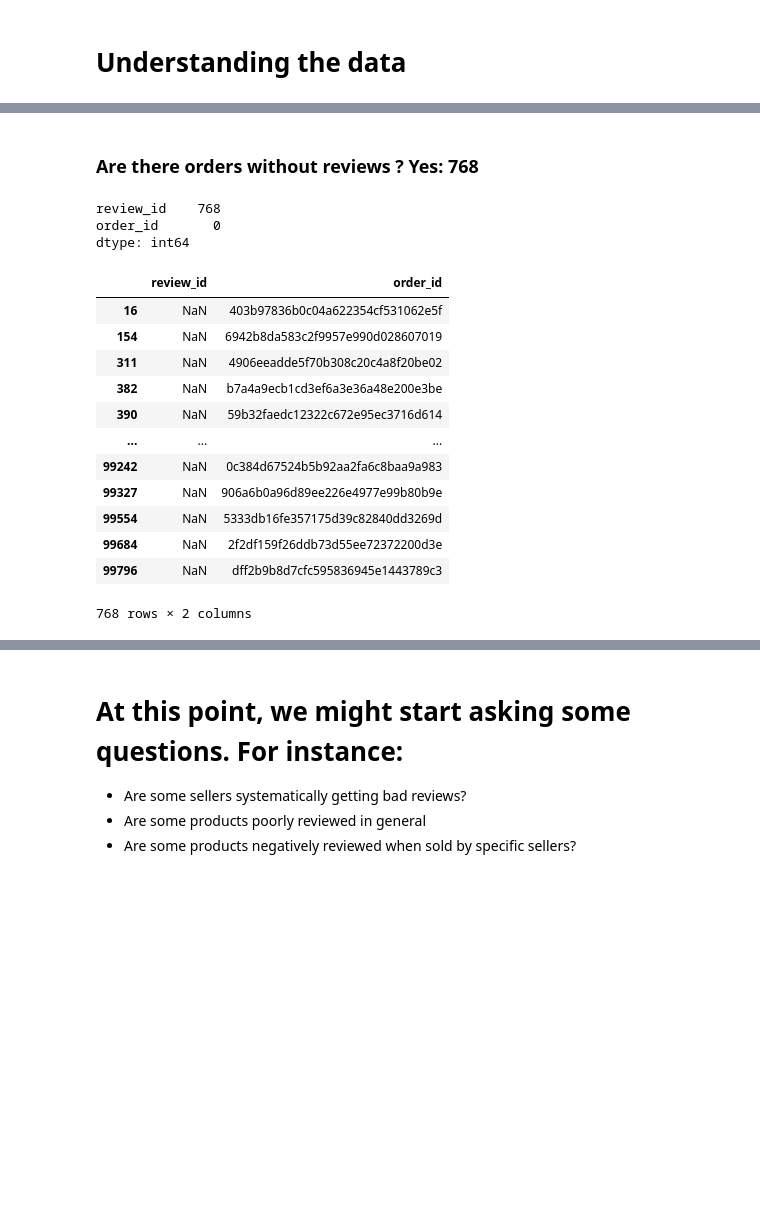
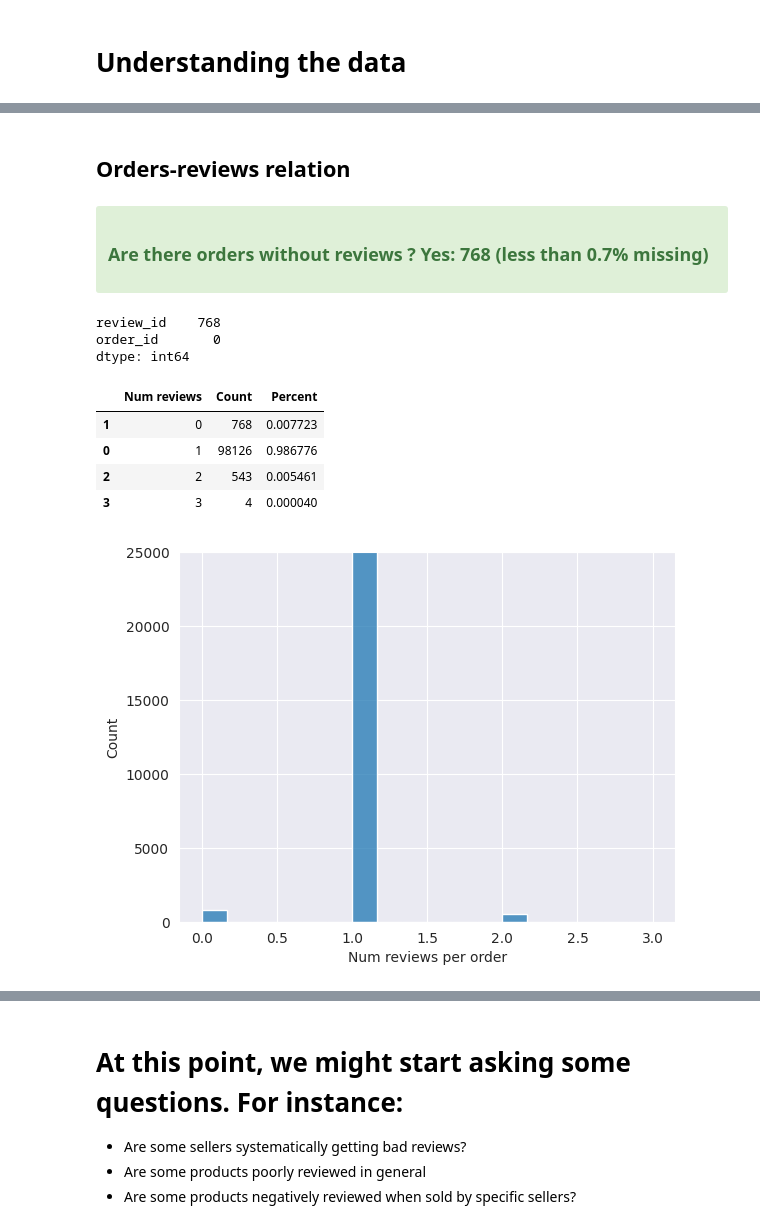
Before and after one commit to xavierbox/OlistAnalysis, a Jupyter notebook: 1.load_understand_data.ipynb, the cells around one changed output, grey strips where cells are left out. Drawn from its saved outputs; the diff is of its cells as text; code cells hidden in the pictures; blank space fills up the shorter version.

```diff
--- a/1.load_understand_data.ipynb
+++ b/1.load_understand_data.ipynb
@@ -93,23 +119,32 @@ dtype: object
+# %% [markdown]
+## Orders-reviews relation
 # %% [markdown]
-### Are there orders without reviews ?    Yes: 768
+<div class="alert alert-success">
+<h3> Are there orders without reviews ?    Yes: 768 (less than 0.7% missing) </h3>
+</div>
-# %%
-df =pd.merge( left = dataset.order_reviews[['review_id','order_id']], right = dataset.orders[['order_id']], on='order_id', how='right')
-print(pd.isnull(df).sum())
-# %% [output]
-review_id    768
-order_id       0
-dtype: int64
-|  | review_id | order_id |
-| 16 | NaN | 403b97836b0c04a622354cf531062e5f |
-| 154 | NaN | 6942b8da583c2f9957e990d028607019 |
-| 311 | NaN | 4906eeadde5f70b308c20c4a8f20be02 |
-| 382 | NaN | b7a4a9ecb1cd3ef6a3e36a48e200e3be |
-| 390 | NaN | 59b32faedc12322c672e95ec3716d614 |
-| ... | ... | ... |
-| 99242 | NaN | 0c384d67524b5b92aa2fa6c8baa9a983 |
-| 99327 | NaN | 906a6b0a96d89ee226e4977e99b80b9e |
-| 99554 | NaN | 5333db16fe357175d39c82840dd3269d |
-| 99684 | NaN | 2f2df159f26ddb73d55ee72372200d3e |
-| 99796 | NaN | dff2b9b8d7cfc595836945e1443789c3 |
-768 rows × 2 columns
+# %%
+
+df =pd.merge( left = dataset.order_reviews[[REV_ID,ORDER_ID]], right = dataset.orders[[ORDER_ID]], on=ORDER_ID, how='right')
+print(pd.isnull(df).sum())
+
+orders_reviews = pd.merge( dataset.order_reviews, dataset.orders, on=ORDER_ID, how='outer')[[ORDER_ID,REV_ID]]
+counts = orders_reviews.groupby(ORDER_ID, as_index=True).count()
+_=sns.histplot( counts['review_id'].values.astype(int) )
+plt.ylim(0,25000)
+plt.xlabel('Num reviews per order')
+
+counts = pd.DataFrame( counts.value_counts().reset_index())
+counts.columns=['Num reviews','Count']
+counts['Percent'] = counts['Count']/counts['Count'].sum()
+display( counts.sort_values(by='Num reviews') )
+# %% [output]
+review_id    768
+order_id       0
+dtype: int64
+|  | Num reviews | Count | Percent |
+| 1 | 0 | 768 | 0.007723 |
+| 0 | 1 | 98126 | 0.986776 |
+| 2 | 2 | 543 | 0.005461 |
+| 3 | 3 | 4 | 0.000040 |
+[figure, added]
 # %% [markdown]
```
Also changed, not shown: parts of 25 cells of this notebook, 3 other files.
